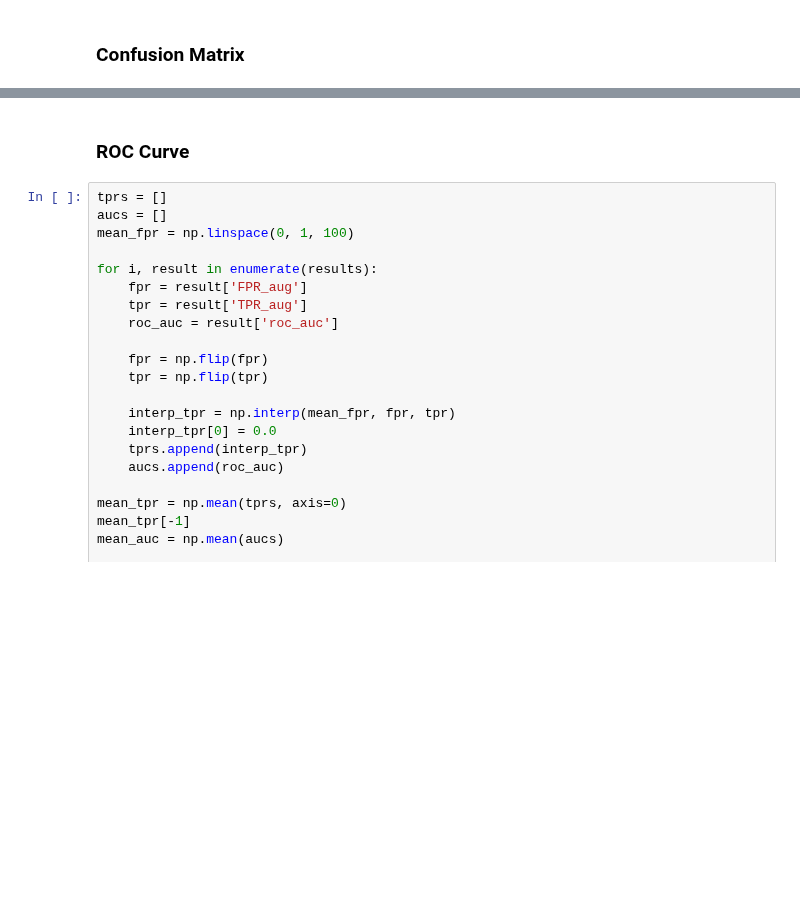
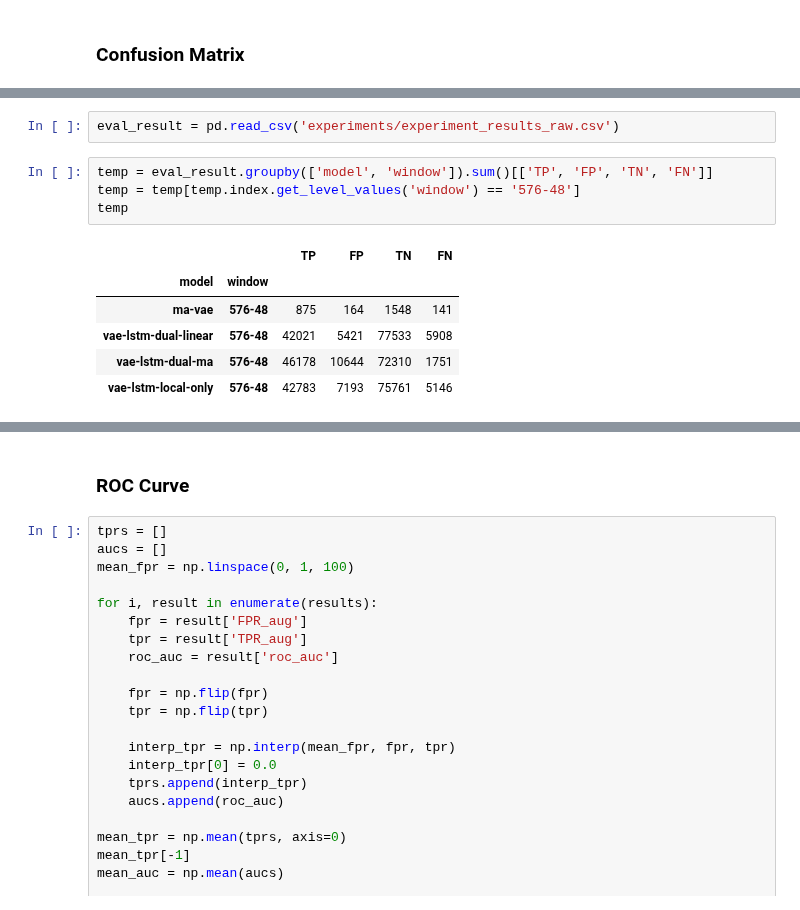
Before and after one commit to peunsu/wesad_stress_detection, a Jupyter notebook: dual-branch-vae-lstm/anomaly_detection.ipynb, the cells around one changed output, grey strips where cells are left out. Drawn from its saved outputs; the diff is of its cells as text; blank space fills up the shorter version.

```diff
--- a/dual-branch-vae-lstm/anomaly_detection.ipynb
+++ b/dual-branch-vae-lstm/anomaly_detection.ipynb
@@ -1594,0 +1597,13 @@ plt.show()
+# %%
+eval_result = pd.read_csv('experiments/experiment_results_raw.csv')
+# %%
+temp = eval_result.groupby(['model', 'window']).sum()[['TP', 'FP', 'TN', 'FN']]
+temp = temp[temp.index.get_level_values('window') == '576-48']
+temp
+# %% [output]
+|  |  | TP | FP | TN | FN |
+| model | window |  |  |  |  |
+| ma-vae | 576-48 | 875 | 164 | 1548 | 141 |
+| vae-lstm-dual-linear | 576-48 | 42021 | 5421 | 77533 | 5908 |
+| vae-lstm-dual-ma | 576-48 | 46178 | 10644 | 72310 | 1751 |
+| vae-lstm-local-only | 576-48 | 42783 | 7193 | 75761 | 5146 |
```
Also changed, not shown: parts of 7 cells of this notebook, 1 other file.
